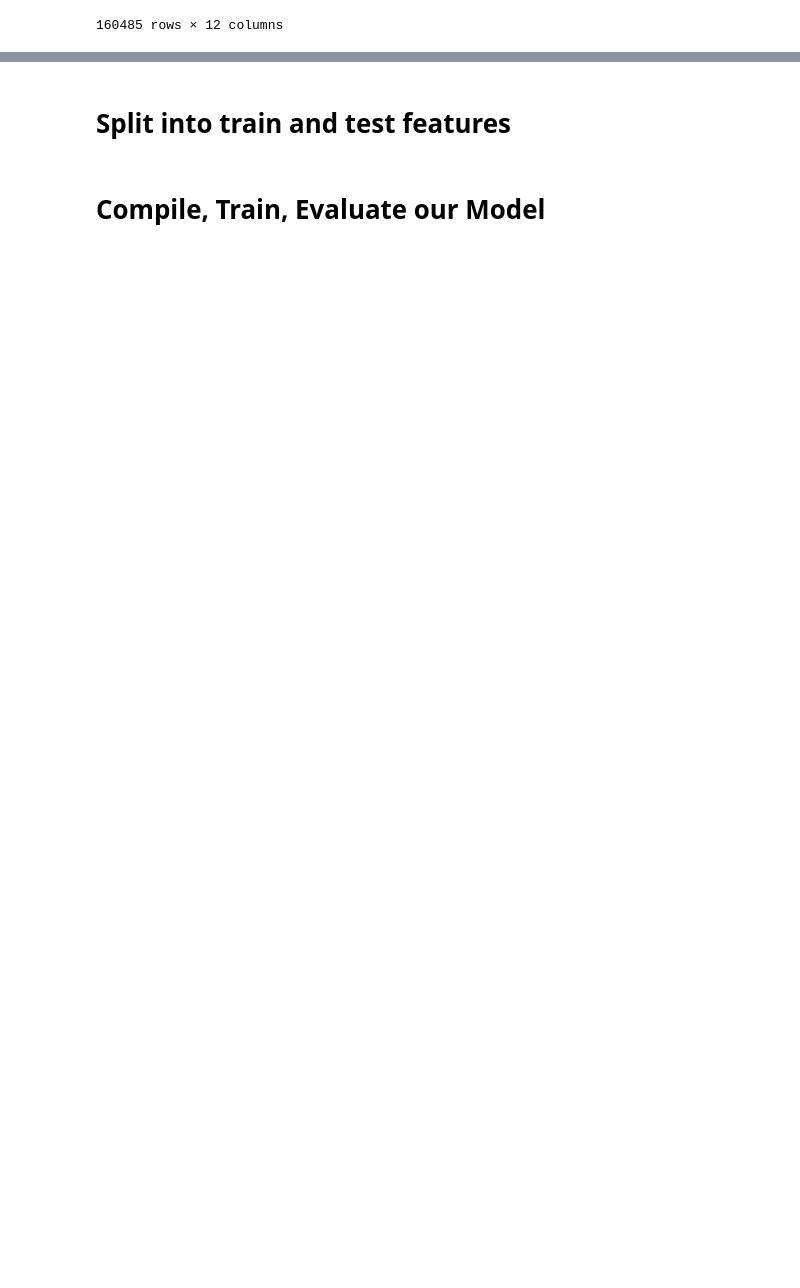
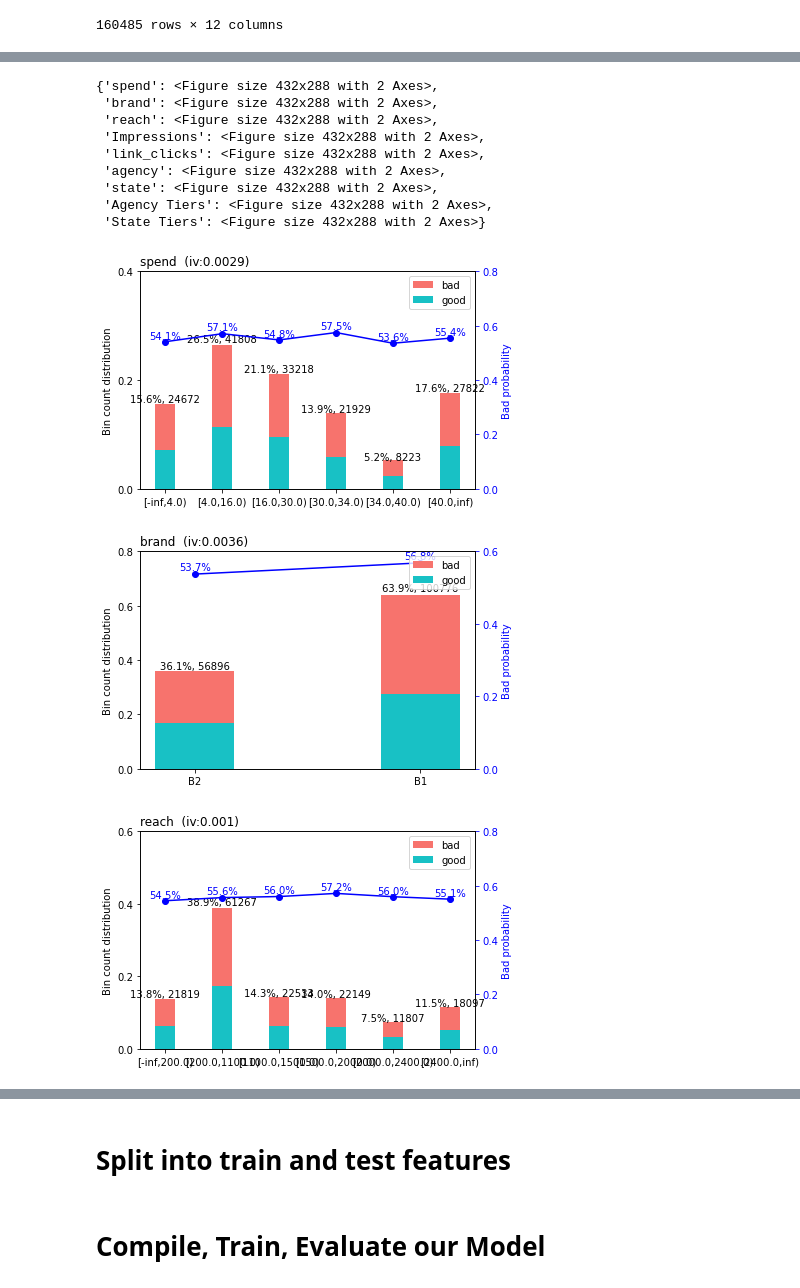
Before and after one commit to marielakinn/Social_media, a Jupyter notebook: nnML_StandIn.ipynb, the cells around one changed output, grey strips where cells are left out. Saved outputs shown, nothing was run; the diff lists cells and outputs as text; code cells hidden in the pictures; blank space fills up the shorter version.

Commit message:
new bin plot

```diff
--- a/nnML_StandIn.ipynb
+++ b/nnML_StandIn.ipynb
@@ -587,0 +615,3 @@ df3.sample(20)
+# %%
+# change nulls == 0
+df.leads.fillna(0,inplace=True)
@@ -587,0 +623,3 @@ df3.sample(20)
+# %%
+# change non nulls == 1
+df3["leads"]=df["leads"].apply(lambda x: 1 if x!=0 else 0)
@@ -587,0 +658,2 @@ df3.sample(20)
+# %%
+bins = sc.woebin(df3, y="leads")
@@ -587,0 +671,20 @@ df3.sample(20)
+# %%
+# plot the bins
+sc.woebin_plot(bins)
+# need to reformat to read plots easily
+
+### quick observation---Plots with highest IV value = most likley to predict successfully on leads
+# state (.05), agency (.03), spend (.002) seem most promising
+# %% [output]
+{'spend': <Figure size 432x288 with 2 Axes>,
+ 'brand': <Figure size 432x288 with 2 Axes>,
+ 'reach': <Figure size 432x288 with 2 Axes>,
+ 'Impressions': <Figure size 432x288 with 2 Axes>,
+ 'link_clicks': <Figure size 432x288 with 2 Axes>,
+ 'agency': <Figure size 432x288 with 2 Axes>,
+ 'state': <Figure size 432x288 with 2 Axes>,
+ 'Agency Tiers': <Figure size 432x288 with 2 Axes>,
+ 'State Tiers': <Figure size 432x288 with 2 Axes>}
+[figure, added]
+[figure, added]
+[figure, added]
```
Also changed, not shown: parts of 24 cells of this notebook.
